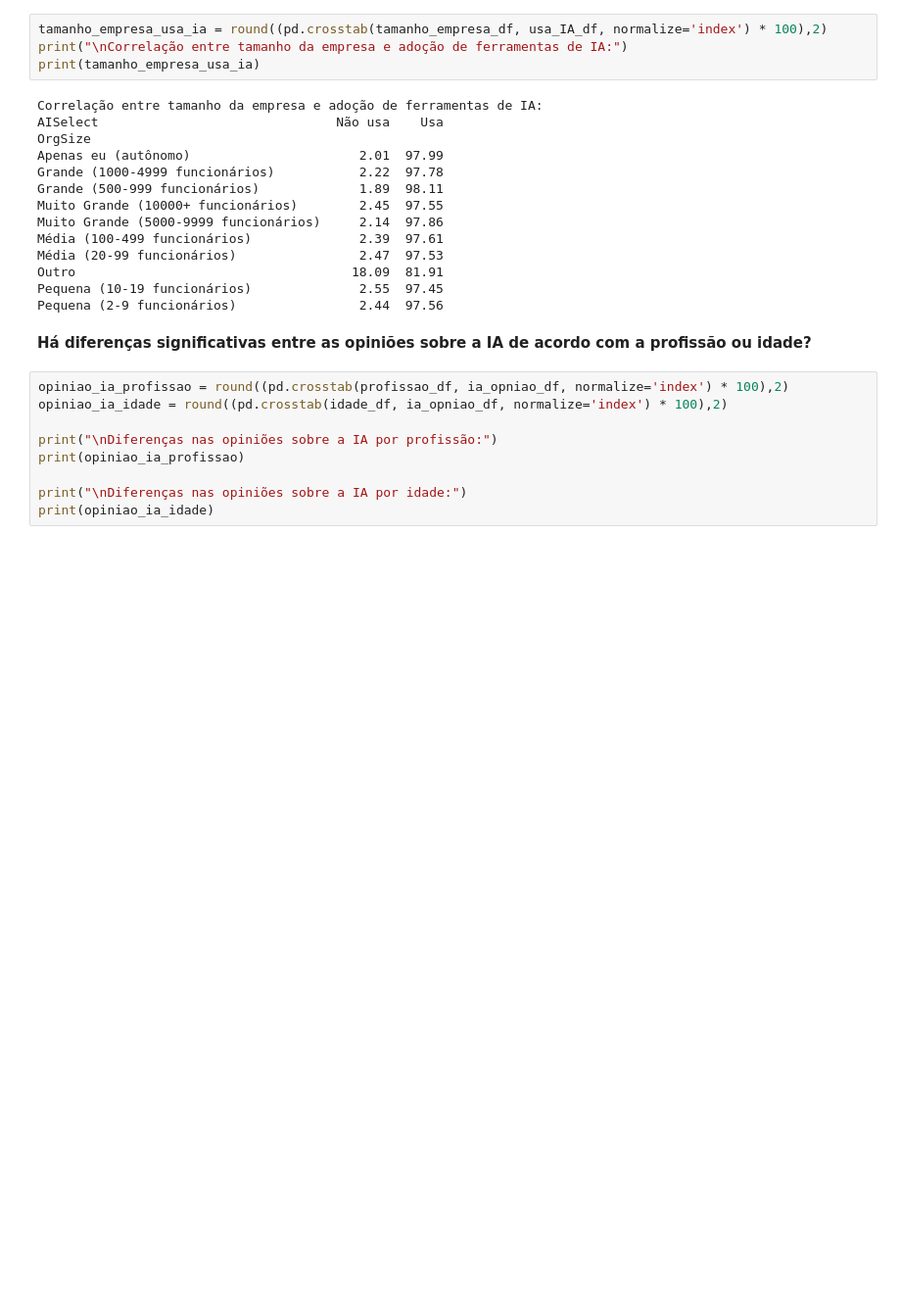
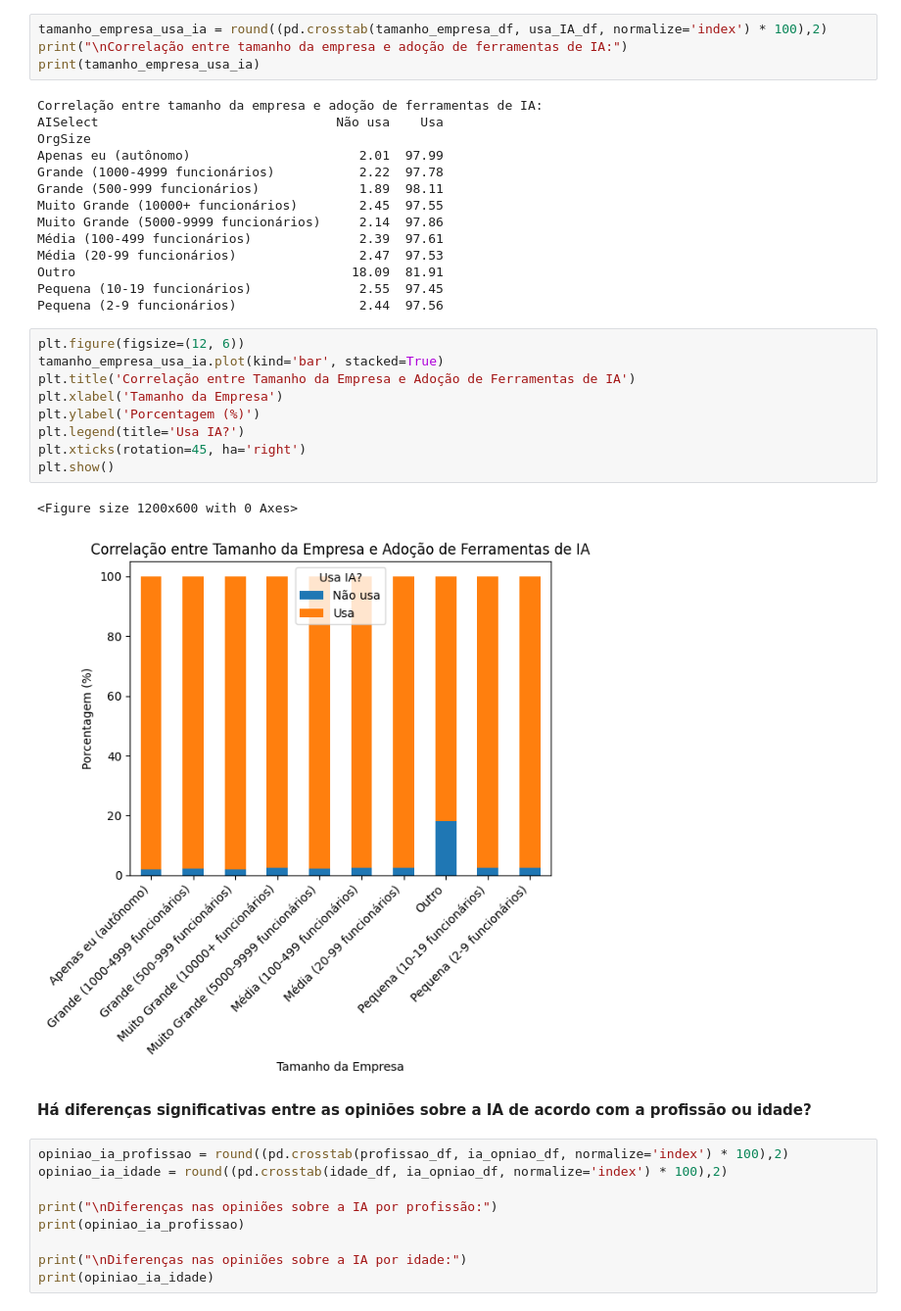
Before and after one commit to TaysonMartinss/AnaliseExploratoria, a Jupyter notebook: Analise_Exploratoria.ipynb, the cells around one changed output. Shown at 98% size. Drawn from its saved outputs; the diff is of its cells as text; blank space fills up the shorter version.

```diff
--- a/Analise_Exploratoria.ipynb
+++ b/Analise_Exploratoria.ipynb
@@ -355,6 +422,18 @@ Média (20-99 funcionários)                2.47  97.53
 Outro                                    18.09  81.91
 Pequena (10-19 funcionários)              2.55  97.45
 Pequena (2-9 funcionários)                2.44  97.56
+# %%
+plt.figure(figsize=(12, 6))
+tamanho_empresa_usa_ia.plot(kind='bar', stacked=True)
+plt.title('Correlação entre Tamanho da Empresa e Adoção de Ferramentas de IA')
+plt.xlabel('Tamanho da Empresa')
+plt.ylabel('Porcentagem (%)')
+plt.legend(title='Usa IA?')
+plt.xticks(rotation=45, ha='right')
+plt.show()
+# %% [output]
+<Figure size 1200x600 with 0 Axes>
+[figure, added]
 # %% [markdown]
 **Há diferenças significativas entre as opiniões sobre a IA de acordo com a profissão ou idade?**
 # %%
```
Also changed, not shown: parts of 15 cells of this notebook.
